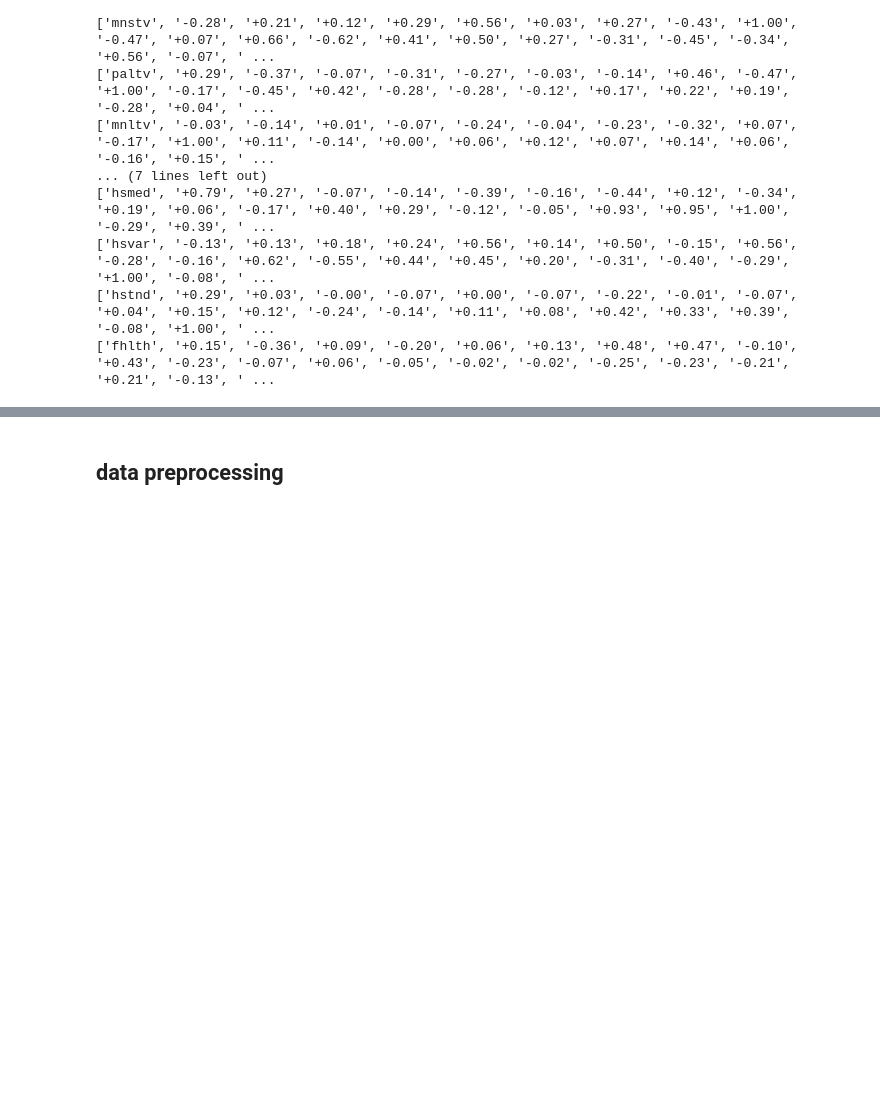
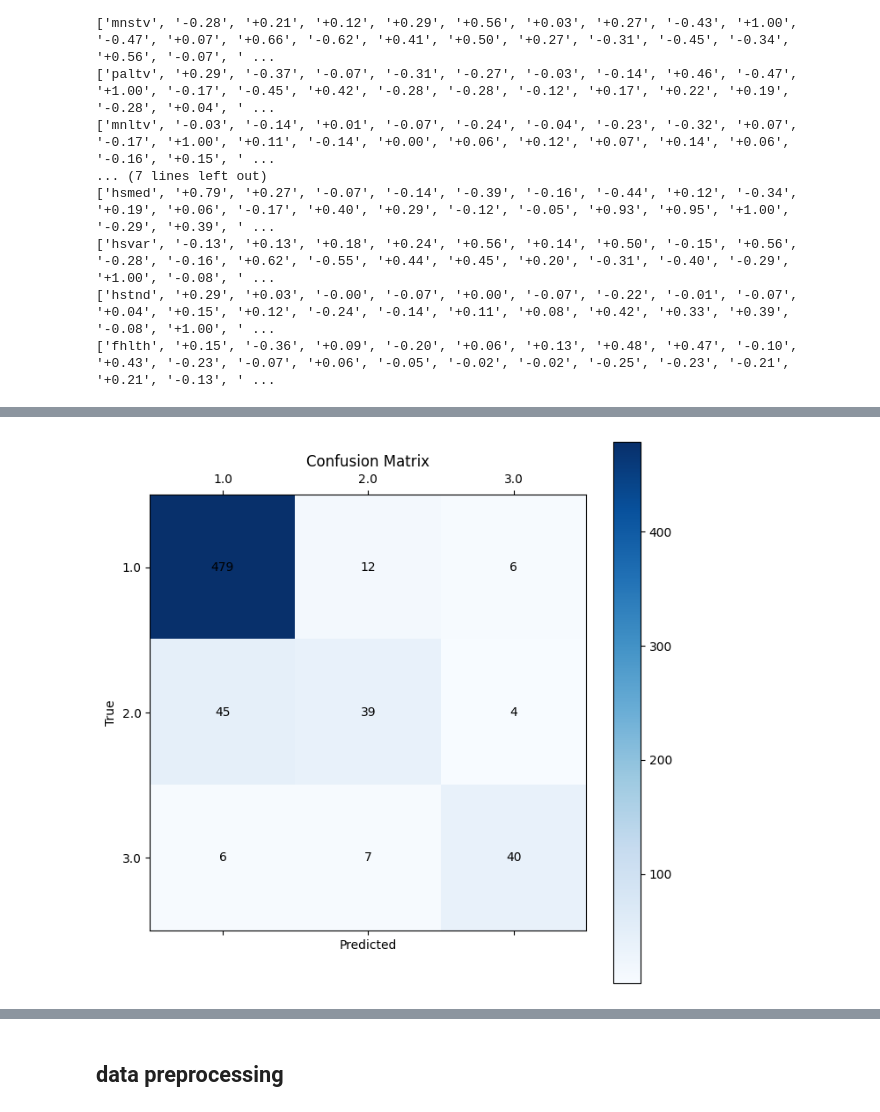
Before and after one commit to DOodle25/iiitm-gwl, a Jupyter notebook: ML-Project/ml-project.ipynb, the cells around one changed output, grey strips where cells are left out. Saved outputs shown, nothing was run; the diff lists cells and outputs as text; code cells hidden in the pictures; blank space fills up the shorter version.

```diff
--- a/ML-Project/ml-project.ipynb
+++ b/ML-Project/ml-project.ipynb
@@ -160,0 +224,80 @@ for i in range(len(corr_matrix)):
+# %%
+# Using StratifiedShuffleSplit to create the train and test datasets with similar ratio of classes
+from sklearn.model_selection import StratifiedShuffleSplit
+sss = StratifiedShuffleSplit(n_splits=1, test_size=0.3, random_state=111)
+train_idx, test_idx = next(sss.split(df.iloc[:,:-1], df.fetal_health))
+X_train = df.iloc[train_idx, :-1]
+y_train = df.iloc[train_idx, -1]
+X_test = df.iloc[test_idx, :-1]
+y_test = df.iloc[test_idx, -1]
+
+# importing the modules
+from sklearn.metrics import confusion_matrix
+import matplotlib.pyplot as plt
+
+def confusion_matrix_chart(y_test, y_pred):
+    # Compute the confusion matrix
+    cm = confusion_matrix(y_test, y_pred)
+
+    # Create a figure and axes
+    fig, ax = plt.subplots(figsize=(8, 8))
+
+    # Create a heatmap from the confusion matrix
+    cax = ax.matshow(cm, cmap=plt.cm.Blues)
+
+    # Add the colorbar
+    plt.colorbar(cax)
+
+    # Add the x and y axis labels
+    plt.xlabel('Predicted')
+    plt.ylabel('True')
+
+    # Add the x and y axis tick marks
+    ax.set_xticks(range(len(set(y_test))))
+    ax.set_yticks(range(len(set(y_test))))
+
+    # Add the x and y axis tick labels
+    ax.set_xticklabels(set(y_test))
+    ax.set_yticklabels(set(y_test))
+
+    # Add numbers inside each square of the confusion matrix
+    for i in range(len(set(y_test))):
+        for j in range(len(set(y_test))):
+            ax.text(j, i, cm[i, j], ha='center', va='center', color='black')
+
+    # Add a title
+    plt.title('Confusion Matrix')
+    plt.show()
+
+from sklearn.linear_model import LogisticRegression
+from sklearn.metrics import roc_auc_score
+from sklearn.metrics import classification_report
+
+def logistic_regression_function(X_train, X_test, y_train, y_test):
+    # Create an instance of the logistic regression model
+    model = LogisticRegression(
+        # multi_class='multinomial',
+                               solver='lbfgs', max_iter=1000)
+
+    # Fit the model to the training data
+    model.fit(X_train, y_train)
+
+    # Make predictions on the test data
+    y_pred = model.predict(X_test)
+    y_proba = model.predict_proba(X_test)
+
+    # Calculate the AUC score of the model
+    ROC_AUC = roc_auc_score(y_test, y_proba, multi_class="ovr")
+
+    # Calculate the classification report
+    c_report = classification_report(y_test, y_pred)
+
+    # Return the accuracy
+    return y_pred, ROC_AUC, c_report
+
+
+y_pred, ROC_AUC, c_report = logistic_regression_function(X_train, X_test, y_train, y_test)
+print("The ROC_AUC score is: {}".format(ROC_AUC))
+print("The classification report for this model is: \n{}".format(c_report))
+confusion_matrix_chart(y_test, y_pred)
+# %% [output]
@@ -160,0 +323 @@ for i in range(len(corr_matrix)):
+[figure, added]
```
Also changed, not shown: parts of 10 cells of this notebook.
